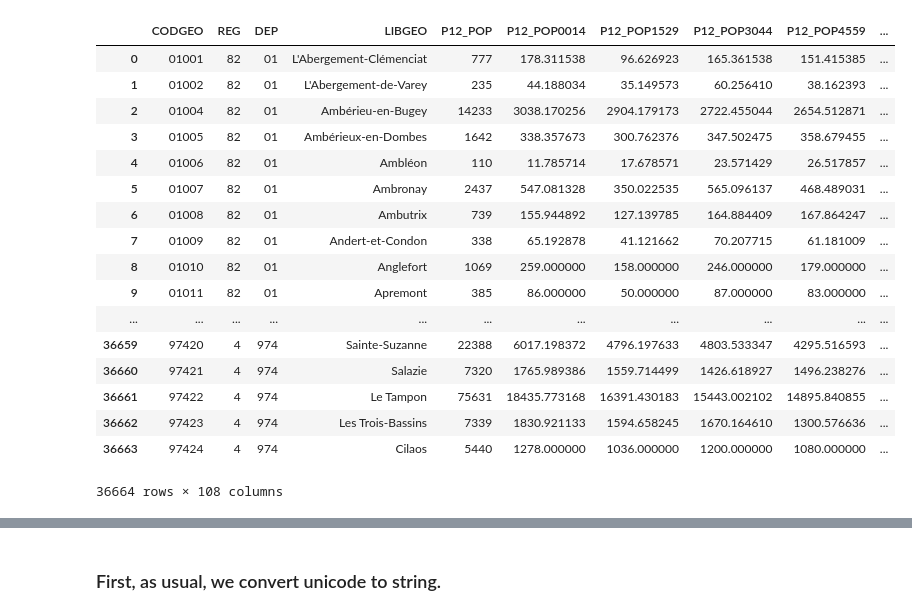
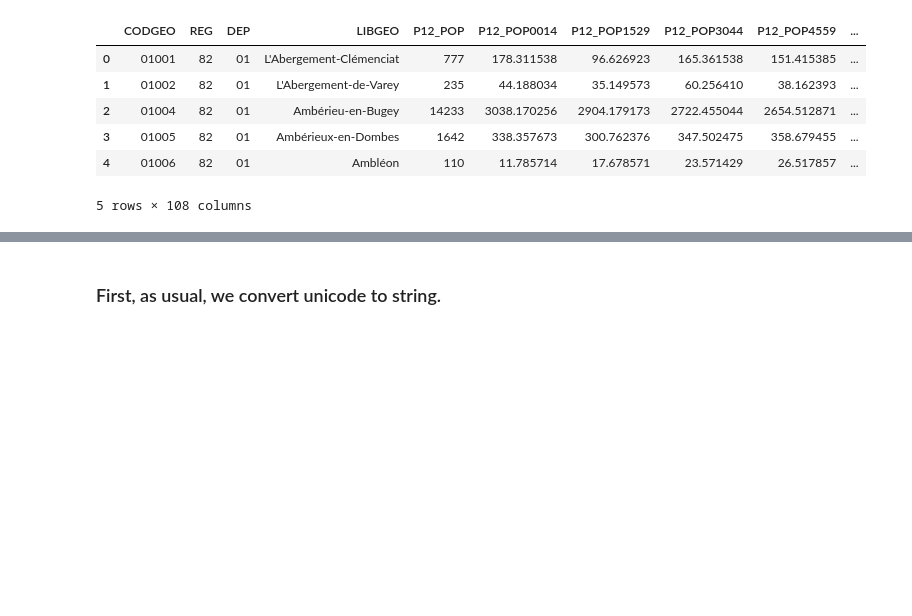
Before and after one commit to du-phan/Electoral-Analysis, a Jupyter notebook: supplementary_data_cleaning.ipynb, the cells around one changed output, grey strips where cells are left out. Cells and saved outputs as stored; diff of their text form; code cells hidden in the pictures; blank space fills up the shorter version.

```diff
--- a/supplementary_data_cleaning.ipynb
+++ b/supplementary_data_cleaning.ipynb
@@ -8,24 +8,13 @@ population_data = pd.read_excel("population.xls", skiprows=5)
 # %%
 education_data = pd.read_excel("education.xls", skiprows=5)
 # %%
-population_data
+population_data.head()
 # %% [output]
 |  | CODGEO | REG | DEP | LIBGEO | P12_POP | P12_POP0014 | P12_POP1529 | P12_POP3044 | P12_POP4559 | ... |
 | 0 | 01001 | 82 | 01 | L'Abergement-Clémenciat | 777 | 178.311538 | 96.626923 | 165.361538 | 151.415385 | ... |
 | 1 | 01002 | 82 | 01 | L'Abergement-de-Varey | 235 | 44.188034 | 35.149573 | 60.256410 | 38.162393 | ... |
 | 2 | 01004 | 82 | 01 | Ambérieu-en-Bugey | 14233 | 3038.170256 | 2904.179173 | 2722.455044 | 2654.512871 | ... |
 | 3 | 01005 | 82 | 01 | Ambérieux-en-Dombes | 1642 | 338.357673 | 300.762376 | 347.502475 | 358.679455 | ... |
 | 4 | 01006 | 82 | 01 | Ambléon | 110 | 11.785714 | 17.678571 | 23.571429 | 26.517857 | ... |
-| 5 | 01007 | 82 | 01 | Ambronay | 2437 | 547.081328 | 350.022535 | 565.096137 | 468.489031 | ... |
-| 6 | 01008 | 82 | 01 | Ambutrix | 739 | 155.944892 | 127.139785 | 164.884409 | 167.864247 | ... |
-| 7 | 01009 | 82 | 01 | Andert-et-Condon | 338 | 65.192878 | 41.121662 | 70.207715 | 61.181009 | ... |
-| 8 | 01010 | 82 | 01 | Anglefort | 1069 | 259.000000 | 158.000000 | 246.000000 | 179.000000 | ... |
-| 9 | 01011 | 82 | 01 | Apremont | 385 | 86.000000 | 50.000000 | 87.000000 | 83.000000 | ... |
-| ... | ... | ... | ... | ... | ... | ... | ... | ... | ... | ... |
-| 36659 | 97420 | 4 | 974 | Sainte-Suzanne | 22388 | 6017.198372 | 4796.197633 | 4803.533347 | 4295.516593 | ... |
-| 36660 | 97421 | 4 | 974 | Salazie | 7320 | 1765.989386 | 1559.714499 | 1426.618927 | 1496.238276 | ... |
-| 36661 | 97422 | 4 | 974 | Le Tampon | 75631 | 18435.773168 | 16391.430183 | 15443.002102 | 14895.840855 | ... |
-| 36662 | 97423 | 4 | 974 | Les Trois-Bassins | 7339 | 1830.921133 | 1594.658245 | 1670.164610 | 1300.576636 | ... |
-| 36663 | 97424 | 4 | 974 | Cilaos | 5440 | 1278.000000 | 1036.000000 | 1200.000000 | 1080.000000 | ... |
-36664 rows × 108 columns
+5 rows × 108 columns
 # %%
```
Also changed, not shown: parts of 12 cells of this notebook.
